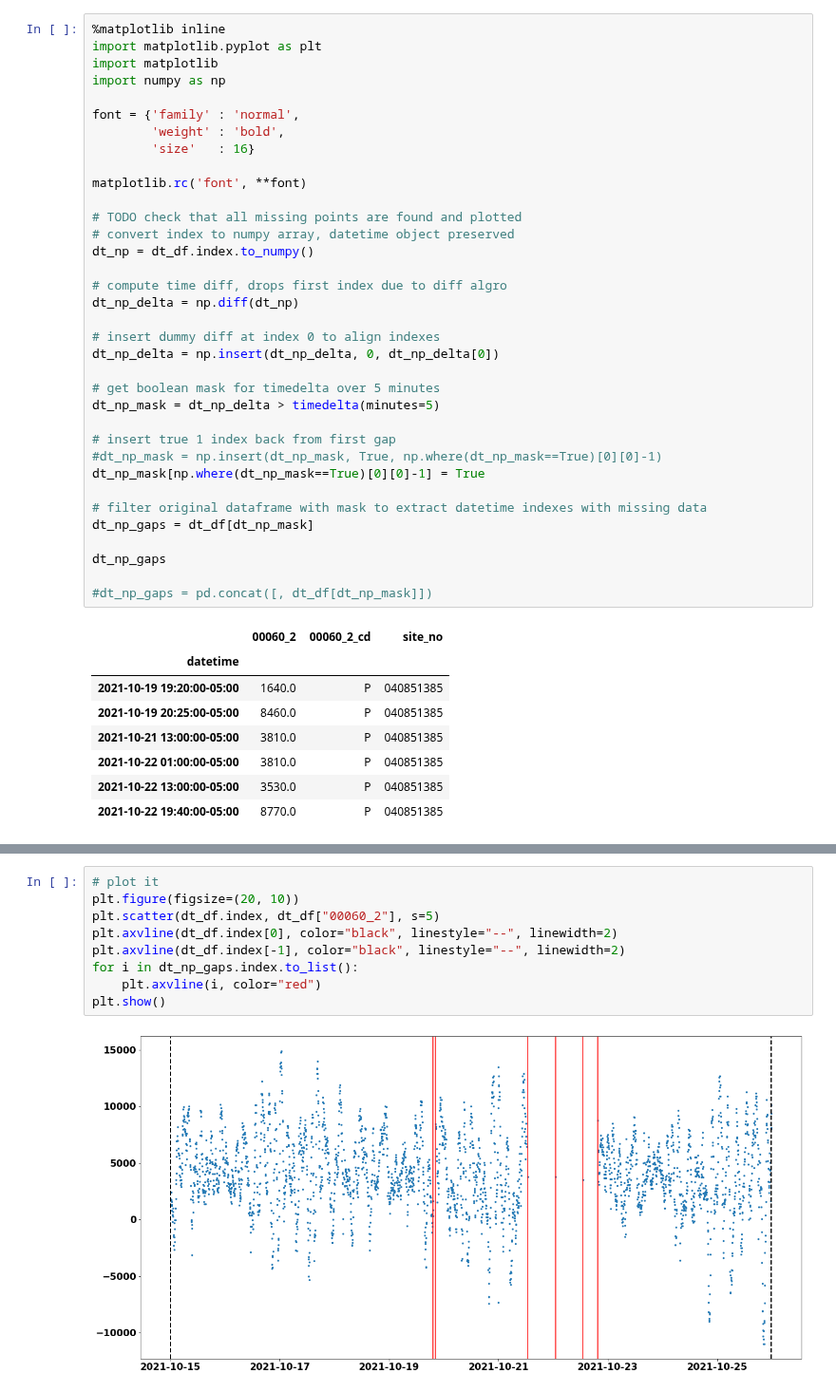
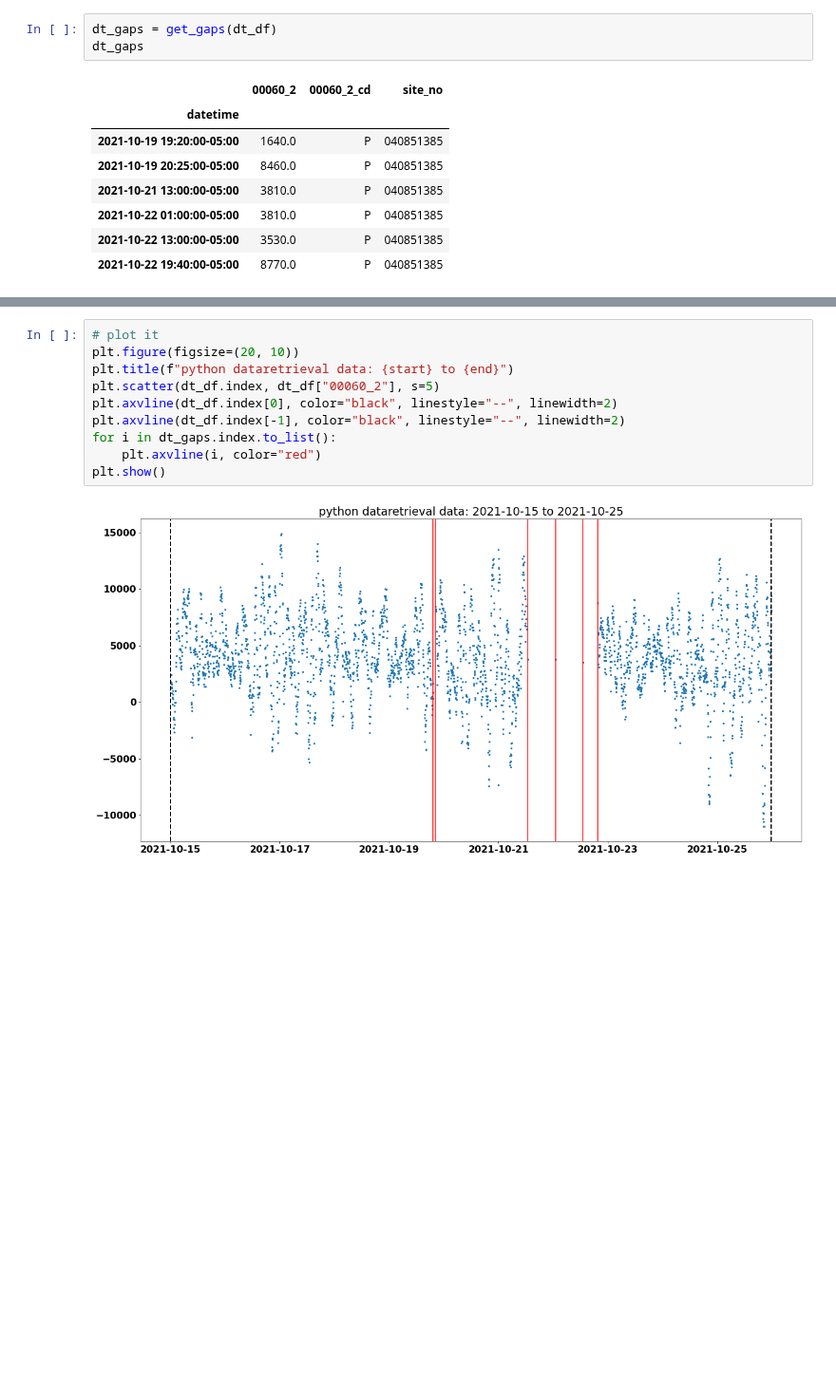
Before and after one commit to mlr07/hydro-tools, a Jupyter notebook: hydro-tools.ipynb, the cells around one changed output, grey strips where cells are left out. Shown at 95% size. Drawn from its saved outputs; the diff is of its cells as text; blank space fills up the shorter version.

```diff
--- a/hydro-tools.ipynb
+++ b/hydro-tools.ipynb
@@ -225,40 +255,8 @@ Start: 2021-10-21 13:00:00 | Stop: 2021-10-22 01:00:00 | Duration: 12:00:00
 Start: 2021-10-22 01:00:00 | Stop: 2021-10-22 13:00:00 | Duration: 12:00:00
 Start: 2021-10-22 13:00:00 | Stop: 2021-10-22 19:40:00 | Duration: 6:40:00
 # %%
-%matplotlib inline
-import matplotlib.pyplot as plt
-import matplotlib
-import numpy as np
-
-font = {'family' : 'normal',
-        'weight' : 'bold',
-        'size'   : 16}
-
-matplotlib.rc('font', **font)
-
-# TODO check that all missing points are found and plotted
-# convert index to numpy array, datetime object preserved
-dt_np = dt_df.index.to_numpy()
-
-# compute time diff, drops first index due to diff algro
-dt_np_delta = np.diff(dt_np)
-
-# insert dummy diff at index 0 to align indexes
-dt_np_delta = np.insert(dt_np_delta, 0, dt_np_delta[0])
-
-# get boolean mask for timedelta over 5 minutes
-dt_np_mask = dt_np_delta > timedelta(minutes=5)
-
-# insert true 1 index back from first gap
-#dt_np_mask = np.insert(dt_np_mask, True, np.where(dt_np_mask==True)[0][0]-1)
-dt_np_mask[np.where(dt_np_mask==True)[0][0]-1] = True
-
-# filter original dataframe with mask to extract datetime indexes with missing data
-dt_np_gaps = dt_df[dt_np_mask]
-
-dt_np_gaps
-
-#dt_np_gaps = pd.concat([, dt_df[dt_np_mask]])
+dt_gaps = get_gaps(dt_df)
+dt_gaps
 # %% [output]
 |  | 00060_2 | 00060_2_cd | site_no |
 | datetime |  |  |  |
@@ -275,12 +269,13 @@ np.where(dt_np_mask==True)[0][0]-1
 # %%
 # plot it
 plt.figure(figsize=(20, 10))
+plt.title(f"python dataretrieval data: {start} to {end}")
 plt.scatter(dt_df.index, dt_df["00060_2"], s=5)
 plt.axvline(dt_df.index[0], color="black", linestyle="--", linewidth=2)
 plt.axvline(dt_df.index[-1], color="black", linestyle="--", linewidth=2)
-for i in dt_np_gaps.index.to_list():
+for i in dt_gaps.index.to_list():
     plt.axvline(i, color="red")
 plt.show()
 # %% [output]
-[figure, old version]
+[figure, new version]
 # %%
```
Also changed, not shown: parts of 14 cells of this notebook.
